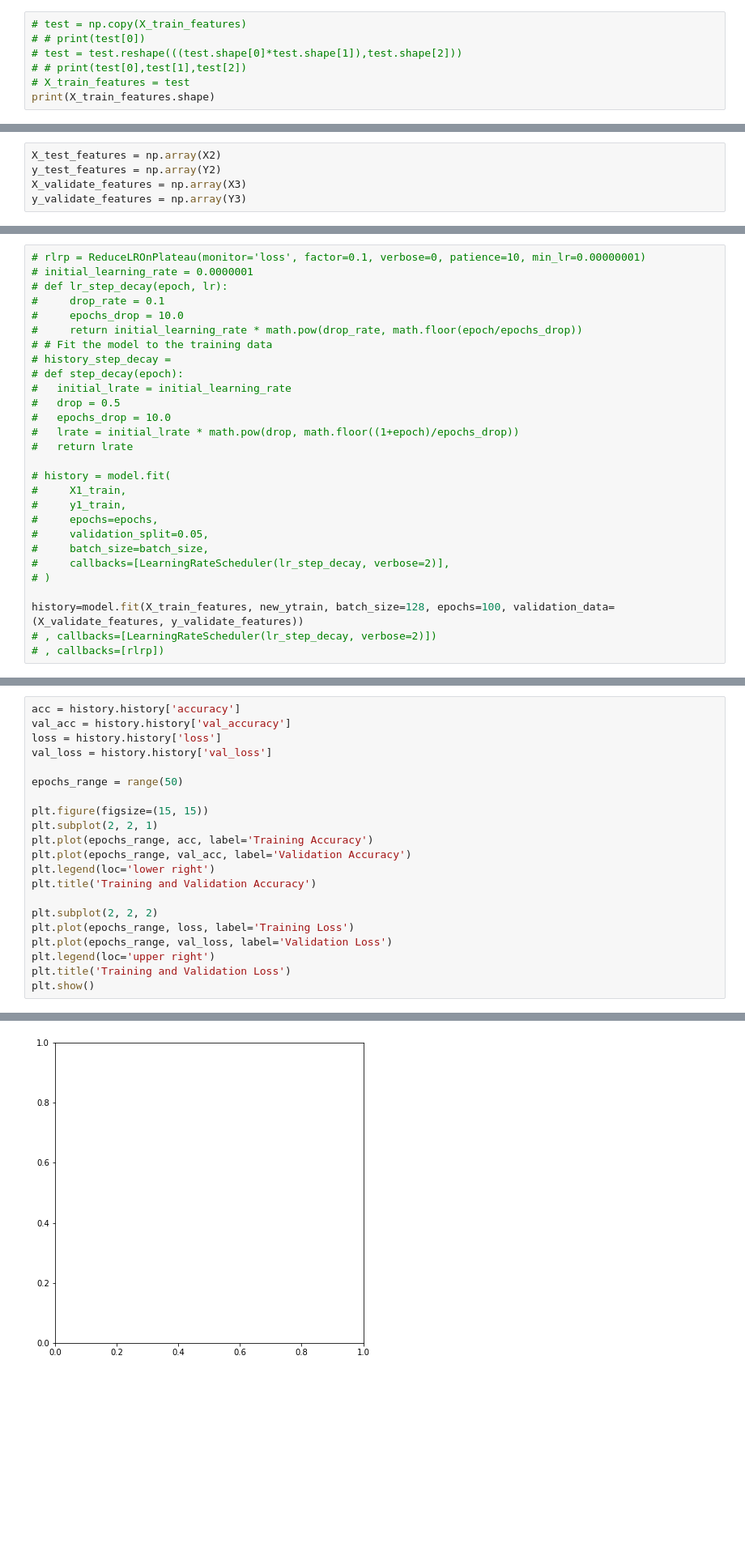
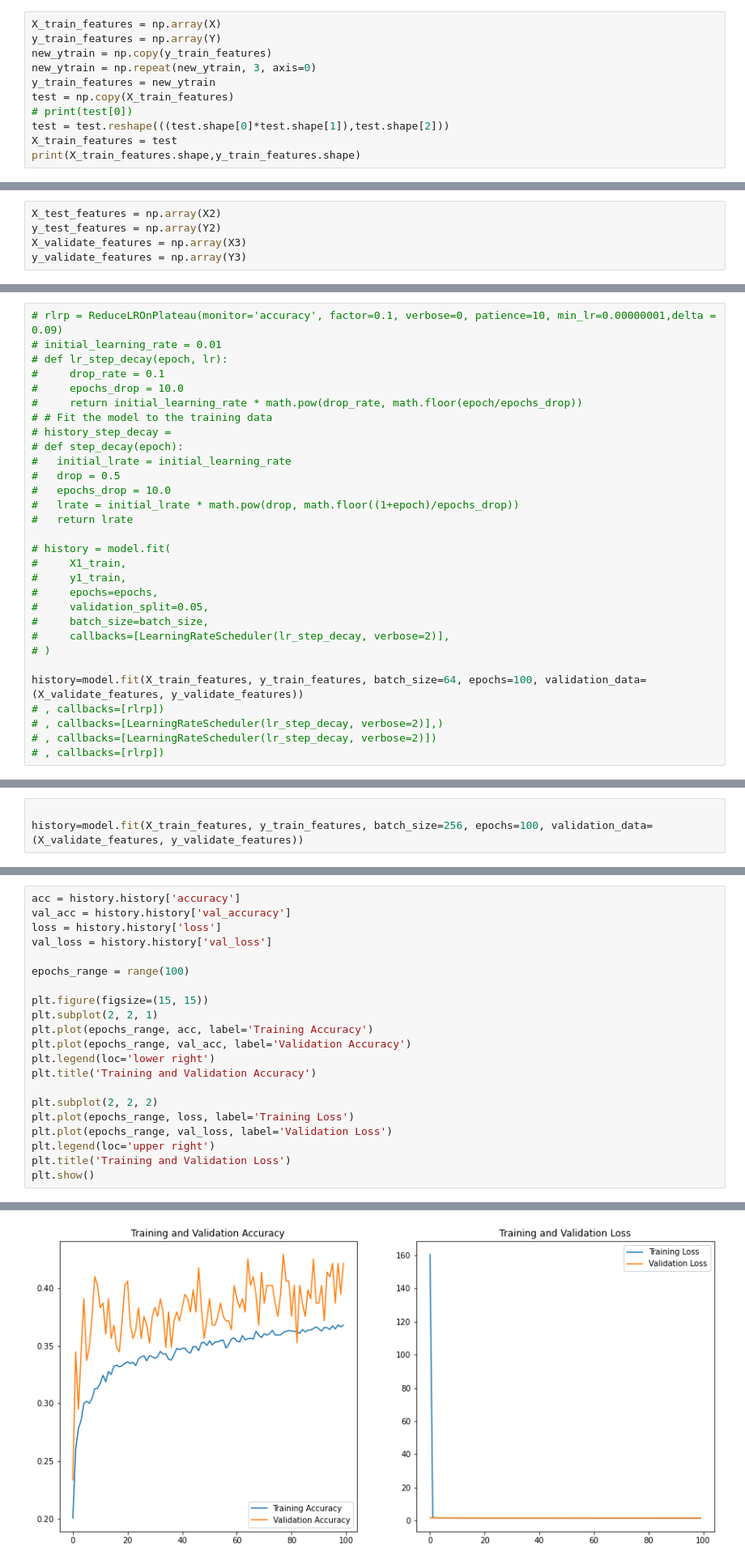
Before and after one commit to omarkhaled99/speech_emotion_recognition, a Jupyter notebook: Part2.ipynb, the cells around one changed output, grey strips where cells are left out. Shown at 81% size. Cells and saved outputs as stored; diff of their text form; blank space fills up the shorter version.

Commit message:
43% but with good learning curves

```diff
--- a/Part2.ipynb
+++ b/Part2.ipynb
@@ -320,8 +316,12 @@ print(X_train_features.shape,y_train_features.shape)
 # %%
-# test = np.copy(X_train_features)
-# # print(test[0])
-# test = test.reshape(((test.shape[0]*test.shape[1]),test.shape[2]))
-# # print(test[0],test[1],test[2])
-# X_train_features = test
-print(X_train_features.shape)
+X_train_features = np.array(X)
+y_train_features = np.array(Y)
+new_ytrain = np.copy(y_train_features)
+new_ytrain = np.repeat(new_ytrain, 3, axis=0)
+y_train_features = new_ytrain
+test = np.copy(X_train_features)
+# print(test[0])
+test = test.reshape(((test.shape[0]*test.shape[1]),test.shape[2]))
+X_train_features = test
+print(X_train_features.shape,y_train_features.shape)
 # %% [output]
@@ -582,8 +505,8 @@ Trainable params: 540,838
 Non-trainable params: 0
 _________________________________________________________________
 # %%
-# rlrp = ReduceLROnPlateau(monitor='loss', factor=0.1, verbose=0, patience=10, min_lr=0.00000001)
-# initial_learning_rate = 0.0000001
+# rlrp = ReduceLROnPlateau(monitor='accuracy', factor=0.1, verbose=0, patience=10, min_lr=0.00000001,delta = 0.09)
+# initial_learning_rate = 0.01
 # def lr_step_decay(epoch, lr):
 #     drop_rate = 0.1
 #     epochs_drop = 10.0
@@ -606,7 +529,9 @@ _________________________________________________________________
 #     callbacks=[LearningRateScheduler(lr_step_decay, verbose=2)],
 # )
 
-history=model.fit(X_train_features, new_ytrain, batch_size=128, epochs=100, validation_data=(X_validate_features, y_validate_features))
+history=model.fit(X_train_features, y_train_features, batch_size=64, epochs=100, validation_data=(X_validate_features, y_validate_features))
+# , callbacks=[rlrp])
+# , callbacks=[LearningRateScheduler(lr_step_decay, verbose=2)],)
 # , callbacks=[LearningRateScheduler(lr_step_decay, verbose=2)])
 # , callbacks=[rlrp])
 # %% [output]
@@ -635,0 +543,3 @@ KeyboardInterrupt:
+# %%
+
+history=model.fit(X_train_features, y_train_features, batch_size=256, epochs=100, validation_data=(X_validate_features, y_validate_features))
@@ -646,7 +574,7 @@ val_acc = history.history['val_accuracy']
 loss = history.history['loss']
 val_loss = history.history['val_loss']
 
-epochs_range = range(50)
+epochs_range = range(100)
 
 plt.figure(figsize=(15, 15))
 plt.subplot(2, 2, 1)
@@ -666 +593 @@ ValueError: ignored
-[figure, old version]
+[figure, new version]
```
Also changed, not shown: parts of 27 cells of this notebook.
